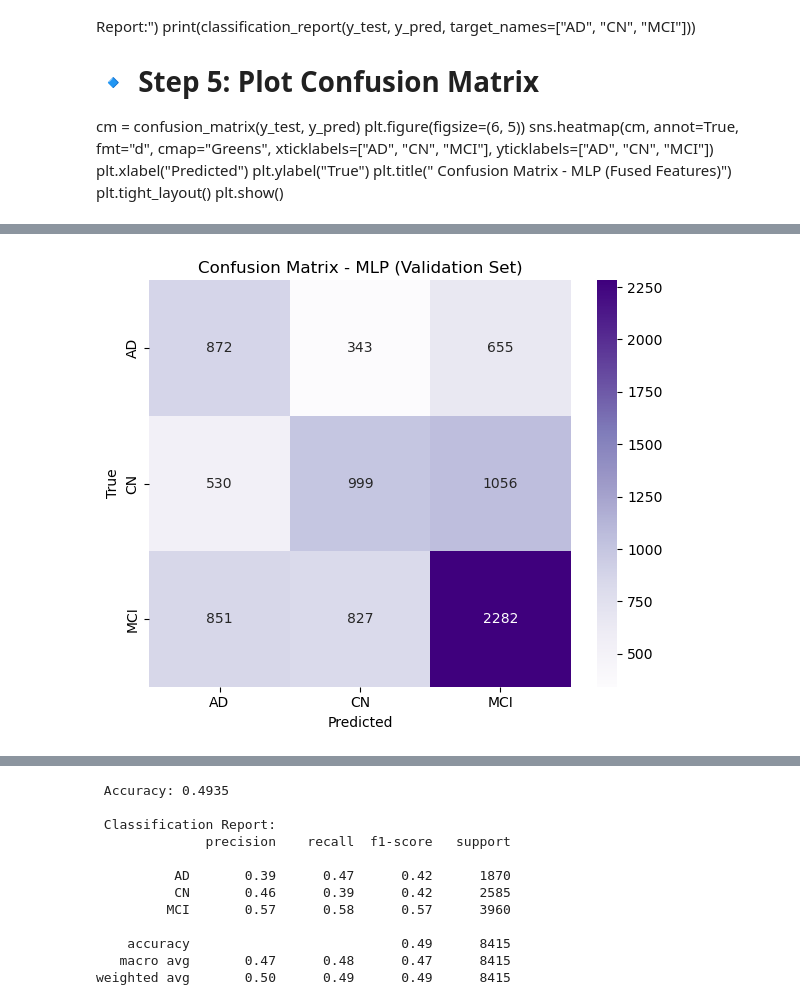
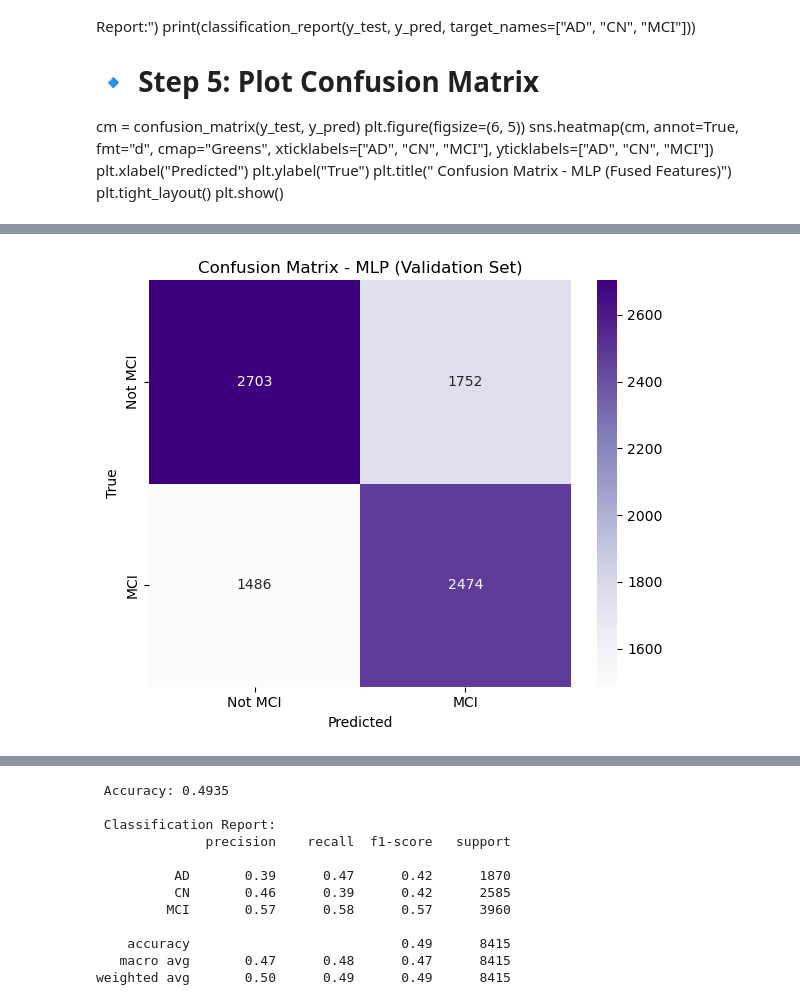
Before and after one commit to fatima-tuz-zahra-123/Neurological_disease_detection, a Jupyter notebook: code.ipynb, the cells around one changed output, grey strips where cells are left out. Cells and saved outputs as stored; diff of their text form; code cells hidden in the pictures.

Commit message:
image model binary classification

```diff
--- a/code.ipynb
+++ b/code.ipynb
@@ -543,7 +537,7 @@ class MLPWithDropout(nn.Module):
             nn.Linear(128, 64),
             nn.ReLU(),
             nn.Dropout(0.3),
-            nn.Linear(64, 3)
+            nn.Linear(64, 1)
         )
 
     def forward(self, x):
@@ -572,6 +566,9 @@ X_train = np.load("train_image_features_only.npy")
 y_train = np.load("train_fused_labels_clean.npy")
 X_val = np.load("val_image_features_only.npy")
 y_val = np.load("val_fused_labels_clean.npy")
+
+y_train = np.where(y_train == 2, 1, 0)
+y_val = np.where(y_val == 2, 1, 0)
 
 # Optional: if your MLP has 1024 input, pad image/text features accordingly
 # assert X_train.shape[1] == 1024
@@ -600,11 +597,21 @@ val_loader = DataLoader(val_dataset, batch_size=128)
 
 
 input_dim = X_train.shape[1]  # or manually set to 256 for image-only
-model = MLPWithDropout(input_dim).to("cuda" if torch.cuda.is_available() else "cpu")
-criterion = nn.CrossEntropyLoss()
+model = MLPWithDropout(input_dim).to(device).to("cuda" if torch.cuda.is_available() else "cpu")
+criterion = nn.BCEWithLogitsLoss()
 optimizer = torch.optim.Adam(model.parameters(), lr=1e-4)
 
-num_epochs = 10
+# Early stop[ping variables
+num_epochs = 100
+patience = 5  # how many epochs to wait before early stopping
+
+train_losses = []
+val_losses = []
+
+best_val_loss = float("inf")
+early_stop_epoch = -1
+epochs_no_improve = 0
+best_model_state = None
 device = "cuda" if torch.cuda.is_available() else "cpu"
 
 
@@ -615,59 +622,75 @@ for epoch in range(num_epochs):
     for xb, yb in train_loader:
         xb, yb = xb.to(device), yb.to(device)
         optimizer.zero_grad()
-        preds = model(xb)
-        loss = criterion(preds, yb)
+        out = model(xb)
+        loss = criterion(out, yb.unsqueeze(1).float())
         loss.backward()
         optimizer.step()
         total_loss += loss.item()
 
-    print(f"Epoch {epoch+1}/{num_epochs}, Loss: {total_loss/len(train_loader):.4f}")
+    avg_train_loss = total_loss / len(train_loader)
+    train_losses.append(avg_train_loss)
 
-# ros = RandomOverSampler(random_state=42)
-# X_train_resampled, y_train_resampled = ros.fit_resample(X_train, y_train)
-import gc
-gc.collect()
-torch.cuda.empty_cache()
+    # ---------------- Validation and Early Stopping ----------------
+    model.eval()
+    val_loss = 0.0
+    y_val_preds = []
+    y_val_true = []
 
+    with torch.no_grad():
+        for xb, yb in val_loader:
+            xb, yb = xb.to(device), yb.to(device)
+            out = model(xb)
+            loss = criterion(out, yb.unsqueeze(1).float())
+            val_loss += loss.item()
+            preds = (torch.sigmoid(out).squeeze() > 0.5).int()
+            y_val_preds.extend(preds.cpu().numpy())
+            y_val_true.extend(yb.cpu().numpy())
+
+    avg_val_loss = val_loss / len(val_loader)
+    val_losses.append(avg_val_loss)
+
+    print(f"Epoch {epoch+1}/{num_epochs}, Train Loss: {avg_train_loss:.4f}, Val Loss: {avg_val_loss:.4f}")
+
+    if avg_val_loss < best_val_loss:
+        best_val_loss = avg_val_loss
+        epochs_no_improve = 0
+        early_stop_epoch = epoch
+        best_model_state = model.state_dict()
+
+    else:
+        epochs_no_improve += 1
+        if epochs_no_improve >= patience:
+            early_stop_epoch = epoch  # ⏹️ Where stopping actually happens
+            print(f"⏹️ Early stopping triggered at epoch {epoch+1}")
+            break
 # 🔹 Evaluate on Training Set
 model.eval()
 y_train_preds = []
 y_train_true = []
-
 with torch.no_grad():
     for xb, yb in train_loader:
         xb = xb.to(device)
         out = model(xb)
-        preds = torch.argmax(out, dim=1)
+        preds = (torch.sigmoid(out).squeeze() > 0.5).int()
         y_train_preds.extend(preds.cpu().numpy())
         y_train_true.extend(yb.numpy())
 
-# Training Metrics
-train_acc = accuracy_score(y_train_true, y_train_preds)
-print(f"📊 Training Accuracy: {train_acc:.4f}")
+    # Training Metrics
+    train_acc = accuracy_score(y_train_true, y_train_preds)
+    print(f"📊 Training Accuracy: {train_acc:.4f}")
 
-# 🔹 Evaluate on Validation Set
-model.eval()
-y_val_preds = []
-y_val_true = []
+# Restore best model
+model.load_state_dict(best_model_state)
 
-with torch.no_grad():
-    for xb, yb in val_loader:
-        xb = xb.to(device)
-        out = model(xb)
-        preds = torch.argmax(out, dim=1)
-        y_val_preds.extend(preds.cpu().numpy())
-        y_val_true.extend(yb.numpy())
-
-# Metrics
+# Final evaluation on validation set
 val_acc = accuracy_score(y_val_true, y_val_preds)
 print(f"✅ Validation Accuracy: {val_acc:.4f}")
-print("Classification Report:\n", classification_report(y_val_true, y_val_preds, target_names=["AD", "CN", "MCI"]))
+print("Classification Report:\n", classification_report(y_val_true, y_val_preds, target_names=["Not MCI", "MCI"]))
 
-# Confusion Matrix
 cm = confusion_matrix(y_val_true, y_val_preds)
 plt.figure(figsize=(6, 5))
-sns.heatmap(cm, annot=True, fmt="d", cmap="Purples", xticklabels=["AD", "CN", "MCI"], yticklabels=["AD", "CN", "MCI"])
+sns.heatmap(cm, annot=True, fmt="d", cmap="Purples", xticklabels=["Not MCI", "MCI"], yticklabels=["Not MCI", "MCI"])
 plt.xlabel("Predicted")
 plt.ylabel("True")
 plt.title("Confusion Matrix - MLP (Validation Set)")
@@ -694 +717 @@ weighted avg       0.50      0.49      0.49      8415
-[figure, old version]
+[figure, new version]
```
Also changed, not shown: parts of 4 cells of this notebook.
